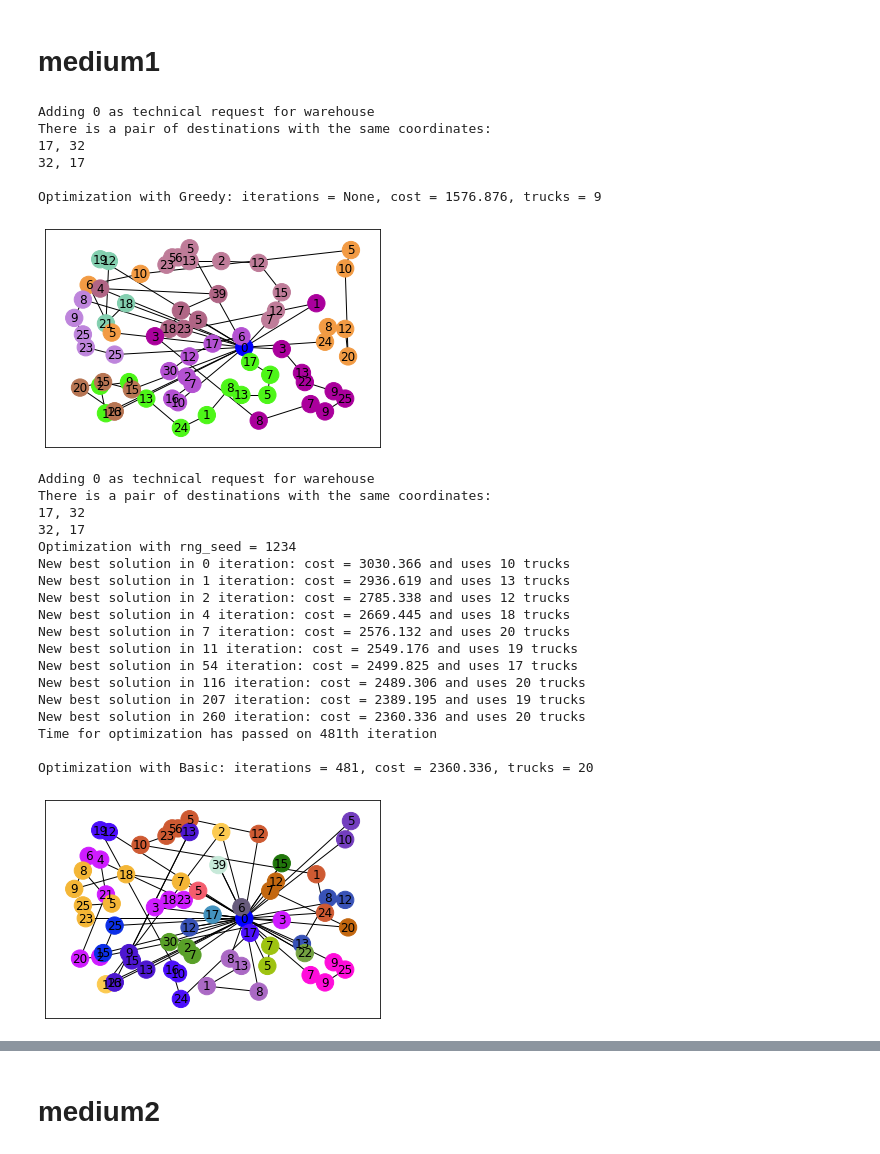
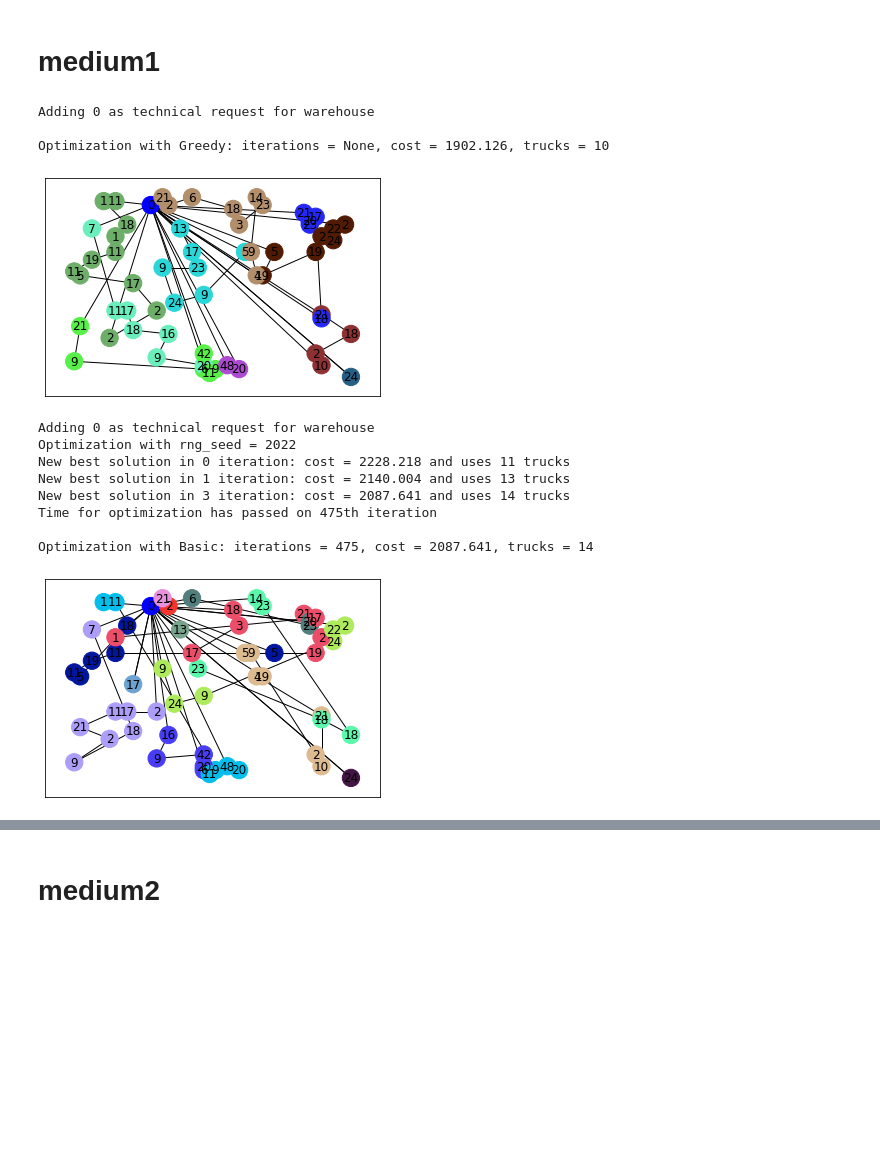
Before and after one commit to PrzeChoj/MSI2, a Jupyter notebook: project1/src/JupyterNotebooks/CaseStudy.ipynb, the cells around one changed output, grey strips where cells are left out. Drawn from its saved outputs; the diff is of its cells as text; code cells hidden in the pictures; blank space fills up the shorter version.

```diff
--- a/project1/src/JupyterNotebooks/CaseStudy.ipynb
+++ b/project1/src/JupyterNotebooks/CaseStudy.ipynb
@@ -16,5 +20,7 @@ problem_medium2 = Problem("./../../data/augerat/A-n69-k09.xml")
 
 problem_big1 = Problem("./../../data/uchoa/X-n101-k25.xml")
 problem_big2 = Problem("./../../data/uchoa/X-n120-k6.xml")
+# %%
+max_time = 300
 # %% [markdown]
 # small1
@@ -202,42 +196,32 @@ plot_4_solutions(greedy_s2, antColony_basic_s2, antColony_reduced_s2, antColony_
 # %% [markdown]
 # medium1
+# %%
+s_max = 223 # 10 vs 9
+max_cars = 9 # 14, 19,
 # %%
 greedy_m1 = Greedy(print_warnings=True)
-greedy_m1.set_problem(10000, 5, problem_medium1)
+greedy_m1.set_problem(s_max, max_cars, problem_medium1)
 greedy_m1.optimize()
 fig1 = plot_solution(greedy_m1, True)
 # %% [output]
 Adding 0 as technical request for warehouse
-There is a pair of destinations with the same coordinates:
-17, 32
-32, 17
 
-Optimization with Greedy: iterations = None, cost = 1576.876, trucks = 9
+Optimization with Greedy: iterations = None, cost = 1902.126, trucks = 10
-[figure, old version]
+[figure, new version]
 # %%
 antColony_basic_m1 = AntColony(print_warnings=True)
-antColony_basic_m1.set_problem(10000, 5, problem_medium1)
-antColony_basic_m1.optimize(max_iter=10000, print_progress=True, max_time=300, rng_seed=rng_seed)
+antColony_basic_m1.set_problem(s_max, max_cars, problem_medium1)
+antColony_basic_m1.optimize(max_iter=10000, print_progress=True, max_time=max_time, rng_seed=rng_seed)
 fig1 = plot_solution(antColony_basic_m1, True)
 # %% [output]
 Adding 0 as technical request for warehouse
-There is a pair of destinations with the same coordinates:
-17, 32
-32, 17
-Optimization with rng_seed = 1234
-New best solution in 0 iteration: cost = 3030.366 and uses 10 trucks
-New best solution in 1 iteration: cost = 2936.619 and uses 13 trucks
-New best solution in 2 iteration: cost = 2785.338 and uses 12 trucks
-New best solution in 4 iteration: cost = 2669.445 and uses 18 trucks
-New best solution in 7 iteration: cost = 2576.132 and uses 20 trucks
-New best solution in 11 iteration: cost = 2549.176 and uses 19 trucks
-New best solution in 54 iteration: cost = 2499.825 and uses 17 trucks
-New best solution in 116 iteration: cost = 2489.306 and uses 20 trucks
-New best solution in 207 iteration: cost = 2389.195 and uses 19 trucks
-New best solution in 260 iteration: cost = 2360.336 and uses 20 trucks
-Time for optimization has passed on 481th iteration
+Optimization with rng_seed = 2022
+New best solution in 0 iteration: cost = 2228.218 and uses 11 trucks
+New best solution in 1 iteration: cost = 2140.004 and uses 13 trucks
+New best solution in 3 iteration: cost = 2087.641 and uses 14 trucks
+Time for optimization has passed on 475th iteration
 
-Optimization with Basic: iterations = 481, cost = 2360.336, trucks = 20
+Optimization with Basic: iterations = 475, cost = 2087.641, trucks = 14
-[figure, old version]
+[figure, new version]
 # %%
 antColony_reduced_m1 = AntColony_Reduced(print_warnings=True)
```
Also changed, not shown: parts of 36 cells of this notebook, 12 other files.
